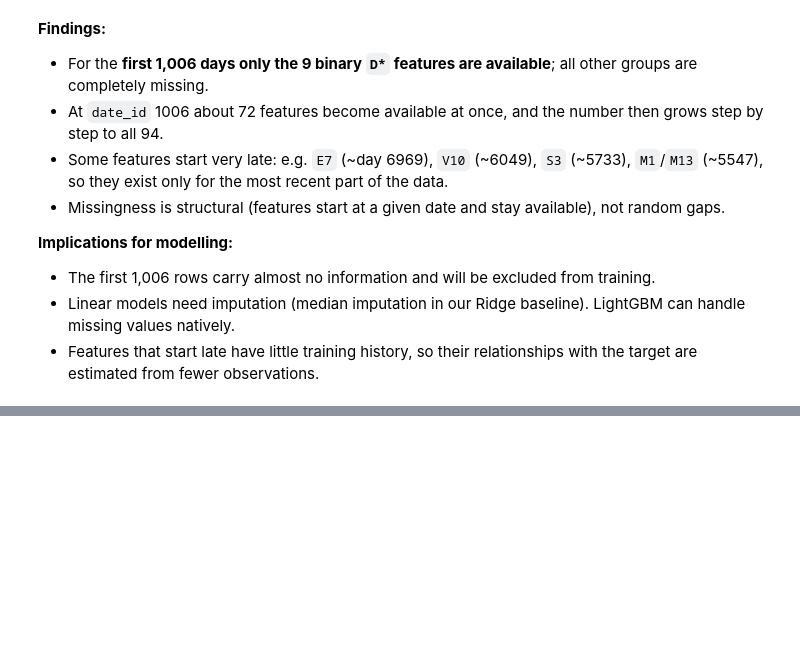
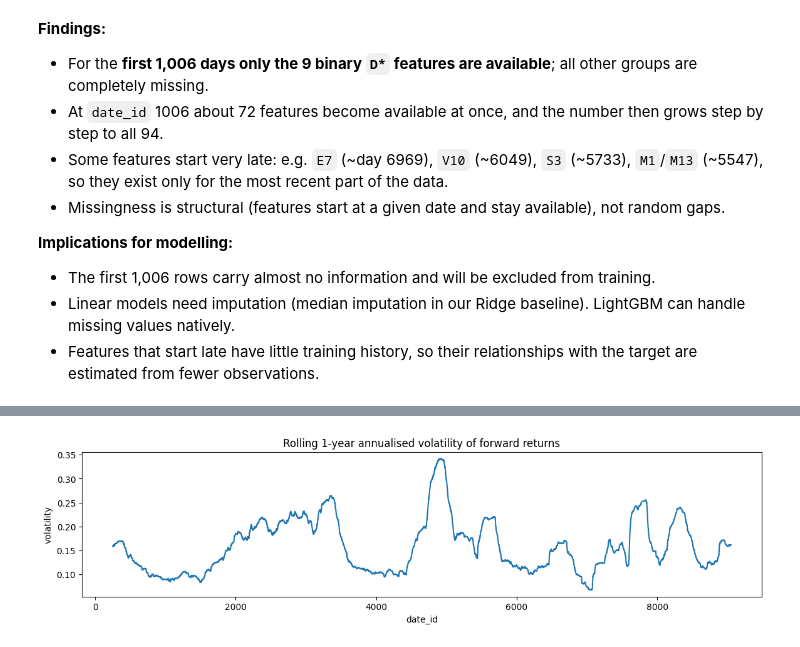
Before and after one commit to ceng313-2026/GROUP59_CENG313, a Jupyter notebook: assignment1_eda_baseline.ipynb, the cells around one changed output, grey strips where cells are left out. Cells and saved outputs as stored; diff of their text form; code cells hidden in the pictures; blank space fills up the shorter version.

```diff
--- a/assignment1_eda_baseline.ipynb
+++ b/assignment1_eda_baseline.ipynb
@@ -160,0 +202,11 @@ plt.show()
+# %%
+rolling_vol = fwd.rolling(252).std() * np.sqrt(252)
+
+fig, ax = plt.subplots(figsize=(14, 3))
+rolling_vol.plot(ax=ax)
+ax.set_title("Rolling 1-year annualised volatility of forward returns")
+ax.set_xlabel("date_id")
+ax.set_ylabel("volatility")
+plt.show()
+# %% [output]
+[figure, added]
```
Also changed, not shown: parts of 9 cells of this notebook.
